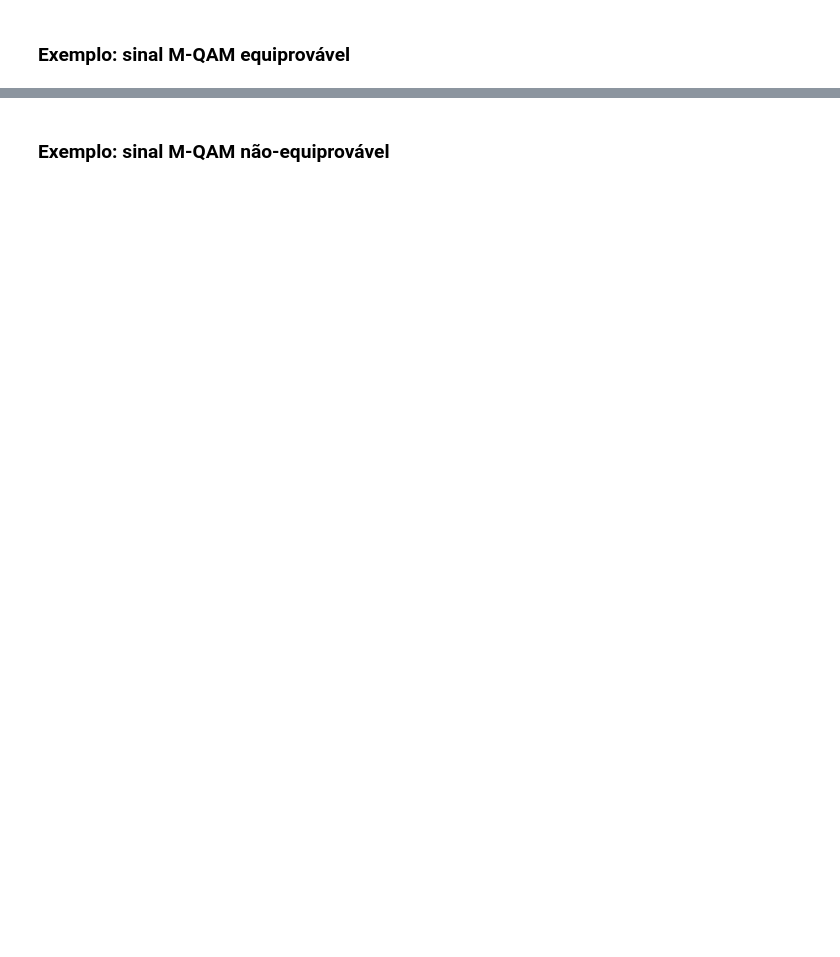
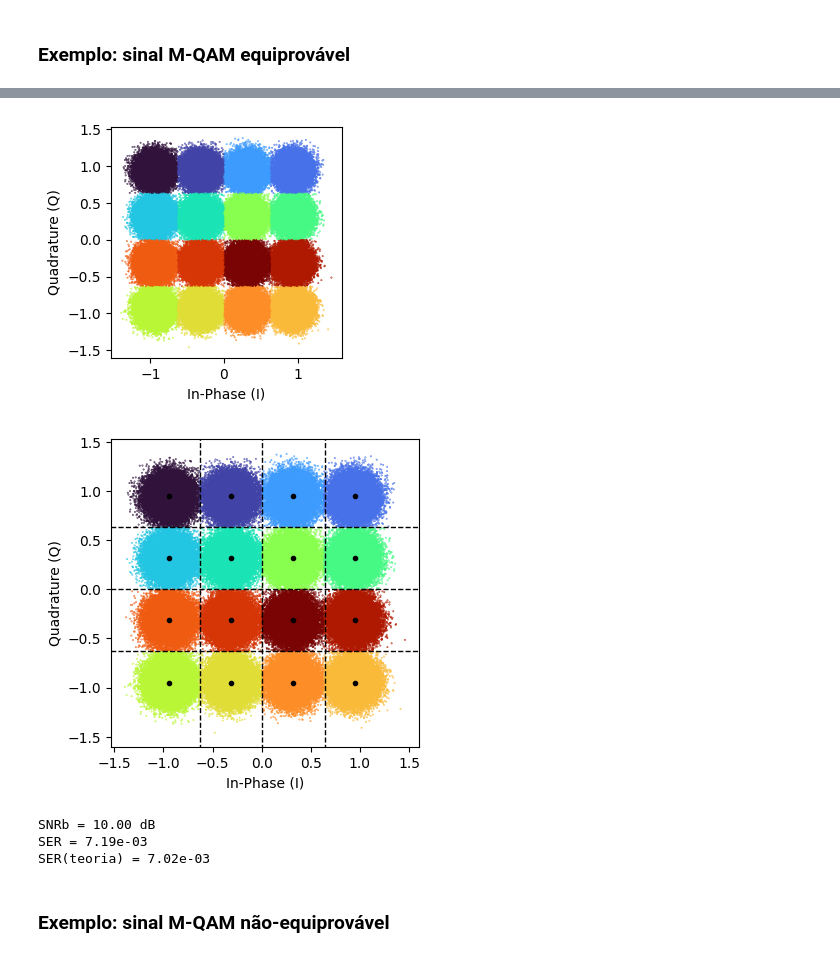
Before and after one commit to edsonportosilva/TDI, a Jupyter notebook: jupyter/3 - Receptores ótimos para canais AWGN.ipynb, the cells around one changed output, grey strips where cells are left out. Drawn from its saved outputs; the diff is of its cells as text; code cells hidden in the pictures; blank space fills up the shorter version.

```diff
--- a/jupyter/3 - Receptores ótimos para canais AWGN.ipynb
+++ b/jupyter/3 - Receptores ótimos para canais AWGN.ipynb
@@ -934,25 +982,33 @@ dec, pos = detector(r, σ2, constSymb, rule='MAP') # detector
 # %%
 # plota símbolos recebidos e limiares de decisão
 fig, ax = plotColoredConst(r, constSymb, SNR=10*np.log10(1/σ2), cmap = cm.turbo)
 fig.set_size_inches(4, 4)
-plt.plot(constSymb.real, constSymb.imag,'ko', markersize=3);
+
+ax.plot(constSymb.real, constSymb.imag,'ko', markersize=3);
 
 lx, ly = findLimiars(constSymb, σ2=σ2)
-
-plt.hlines(ly, -3, 3, colors='black', linestyles='dashed', linewidth=1);
-plt.vlines(lx, -3, 3, colors='black', linestyles='dashed', linewidth=1);
+ax.hlines(ly, -3, 3, colors='black', linestyles='dashed', linewidth=1);
+ax.vlines(lx, -3, 3, colors='black', linestyles='dashed', linewidth=1);
+fig
+# %% [output]
+[figure, added]
+[figure, added]
 # %%
 ind = np.arange(100,dec.size-100)
 
 SER = 1 - np.sum( np.isclose(dec, symbTx, rtol=1e-2) )/dec.size # calcula SER
 
-SNRb = 10*np.log10(signal_power(sigTx)/σ2/np.log2(M))
+SNRb = 10*np.log10(signalPower(sigTx)/σ2/np.log2(M))
 
 BER_th = theoryBER(M, SNRb,'qam')
 
 print(f'SNRb = {SNRb:.2f} dB')
 print(f'SER = {SER:.2e}')
 print(f'SER(teoria) = {BER_th*np.log2(M):.2e}')
+# %% [output]
+SNRb = 10.00 dB
+SER = 7.19e-03
+SER(teoria) = 7.02e-03
 # %% [markdown]
 ### Exemplo: sinal M-QAM não-equiprovável
 # %%
```
Also changed, not shown: parts of 16 cells of this notebook.
